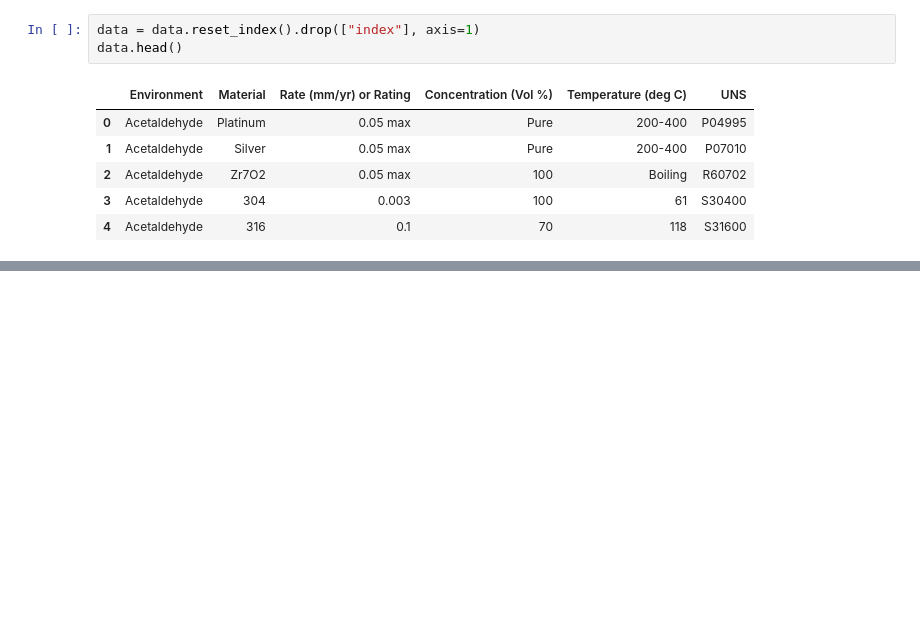
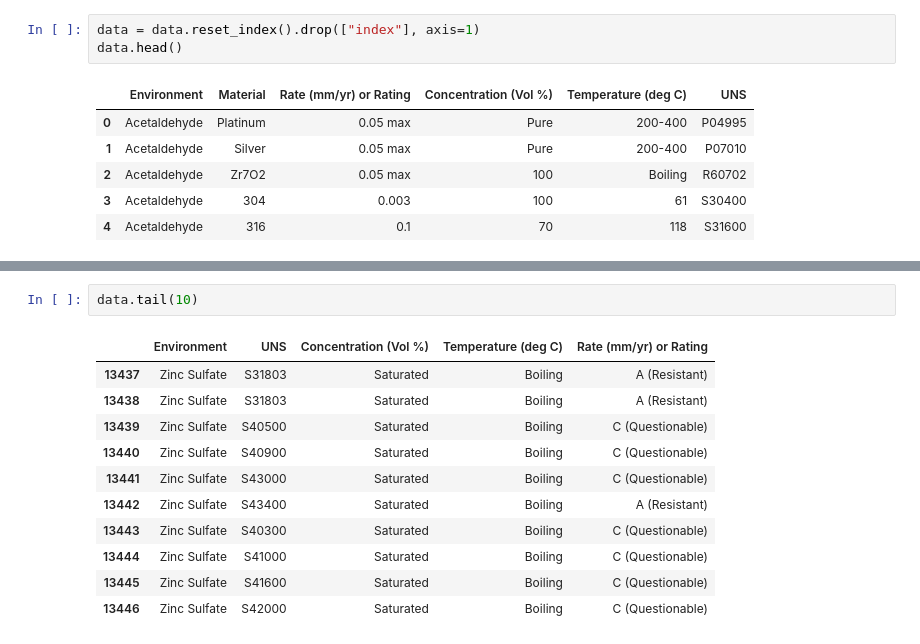
Before and after one commit to jaden-2/Assignment, a Jupyter notebook: project.ipynb, the cells around one changed output, grey strips where cells are left out. Cells and saved outputs as stored; diff of their text form; blank space fills up the shorter version.

```diff
--- a/project.ipynb
+++ b/project.ipynb
@@ -146,0 +152,14 @@ set(file["Material Family"])
+# %%
+data.tail(10)
+# %% [output]
+|  | Environment | UNS | Concentration (Vol %) | Temperature (deg C) | Rate (mm/yr) or Rating |
+| 13437 | Zinc Sulfate | S31803 | Saturated | Boiling | A (Resistant) |
+| 13438 | Zinc Sulfate | S31803 | Saturated | Boiling | A (Resistant) |
+| 13439 | Zinc Sulfate | S40500 | Saturated | Boiling | C (Questionable) |
+| 13440 | Zinc Sulfate | S40900 | Saturated | Boiling | C (Questionable) |
+| 13441 | Zinc Sulfate | S43000 | Saturated | Boiling | C (Questionable) |
+| 13442 | Zinc Sulfate | S43400 | Saturated | Boiling | A (Resistant) |
+| 13443 | Zinc Sulfate | S40300 | Saturated | Boiling | C (Questionable) |
+| 13444 | Zinc Sulfate | S41000 | Saturated | Boiling | C (Questionable) |
+| 13445 | Zinc Sulfate | S41600 | Saturated | Boiling | C (Questionable) |
+| 13446 | Zinc Sulfate | S42000 | Saturated | Boiling | C (Questionable) |
```
Also changed, not shown: parts of 13 cells of this notebook.
